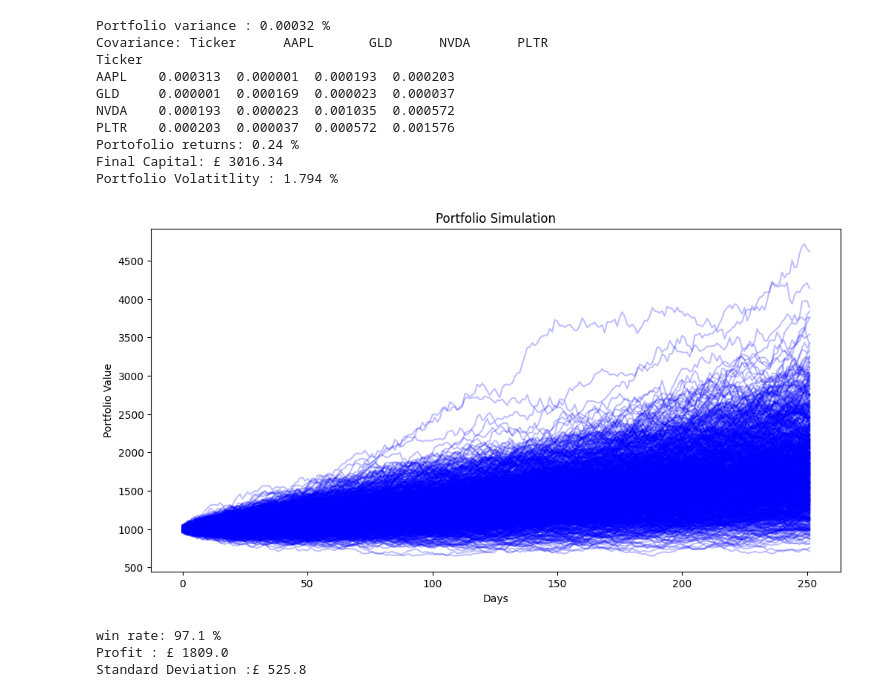
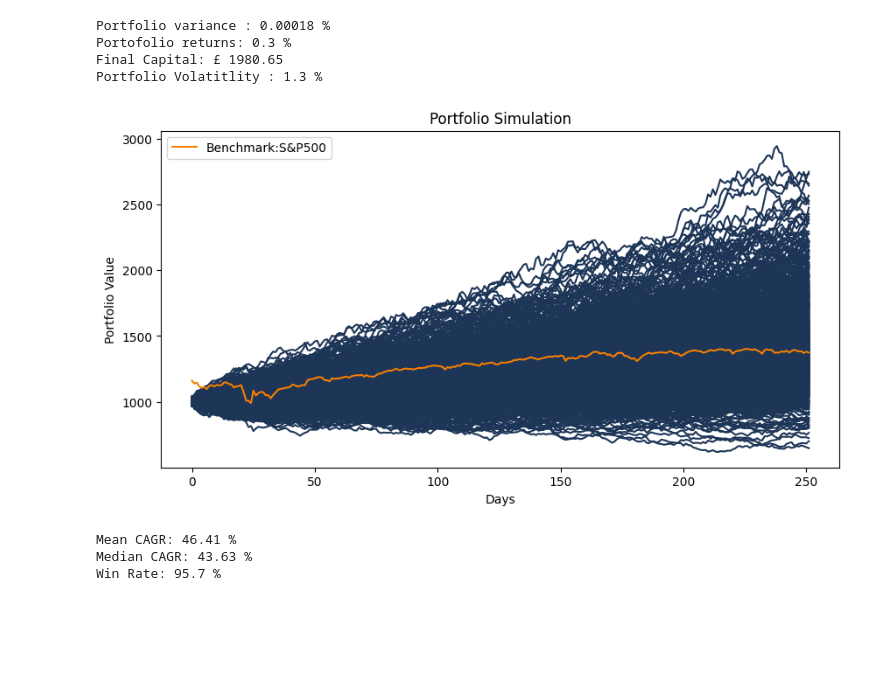
Before and after one commit to Rishi-Upadhyay-2008/Portfolio-Forward-Testing, a Jupyter notebook: Portfolio_Forward_Test.ipynb, the cells around one changed output. Drawn from its saved outputs; the diff is of its cells as text; code cells hidden in the pictures; blank space fills up the shorter version.

```diff
--- a/Portfolio_Forward_Test.ipynb
+++ b/Portfolio_Forward_Test.ipynb
@@ -10,8 +8,8 @@ import matplotlib.pyplot as plt
 
 
 #METRICS USED TO WEIGH THE PORTFOLIO AND TOTAL CAPITAL OF PORTFOLIO
-stocks =['GLD','AAPL','NVDA','PLTR']
-weight = [0.25,0.25,0.25,0.25]
+stocks =['GLD','AAPL','NVDA','PLTR','^SP500TR']
+weight = [0.25,0.12,0.12,0.11,0.4] #DISTRIBUTION OF CAPTIAL
 capital =1000
 t = yf.download(stocks,auto_adjust= True ,group_by = 'column',progress= False, period='2y')
 
@@ -37,86 +35,86 @@ portfolio_variance = np.dot(np.array(weight),np.dot(covariance,np.array(weight))
 
 
 #REPRESENTING THE CURRENT FORECAST
-
 print("Portfolio variance :",round(portfolio_variance,5),'%')
-print('Covariance:',covariance)
-print('Portofolio returns:',round(sum(portfolio_returns_per_day,)/504,4)*100,'%')
+#print('Covariance:',covariance)
+print('Portofolio returns:',round(sum(portfolio_returns_per_day,)/252,3)*100,'%')
 print("Final Capital: £",round(final_capital,2))
-print("Portfolio Volatitlity :",round(portfolio_volatility,5)*100,'%')
+print("Portfolio Volatitlity :",round(portfolio_volatility,3)*100,'%')
 
 
 #Future iteration of the Portfolio
 
 #PARAMETERS WHICH AFFECT THE FUTURE PRICE ACTION
-
 mean_returns = returns.mean()
 cov_matrix = returns.cov()
 days = 252
+T =  days/252
 num_simulation = 1000
 random_daily_returns = np.random.multivariate_normal(mean_returns,cov_matrix,size=days)
 
 
 #SIMULATING FUTURE PRICE ACTIONS
-
 def sim_portfolio(initial_capital,days,weight,cov_matrix,num_simulation,mean_returns):
   final = []
   all_paths = []
   for i in range(num_simulation):
       random_daily_returns = np.random.multivariate_normal(mean_returns,cov_matrix,size=days)
       portfolio_returns = random_daily_returns @ weight
       portfolio_path = initial_capital * np.cumprod(1+portfolio_returns)
       final_capital = portfolio_path[-1]
       final.append(final_capital)
       all_paths.append(portfolio_path)
   return np.array(final),np.array(all_paths)
 
 #TESTING THE PORTFOLIO
-
 final,all_paths = sim_portfolio(
     initial_capital=capital,
     days=days,
     weight=weight,
     cov_matrix=cov_matrix,
     num_simulation=num_simulation,
     mean_returns=mean_returns
 )
 
+#CAGR CALCULATION
+CAGR_p = (final/capital)**(1/T)-1
+mean = CAGR_p.mean()
+std = CAGR_p.std()
+realVol = portfolio_volatility*np.sqrt(252)
+
+#BENCHMARK: TARGETS
+benchmark = returns['^SP500TR']
+benchmark_path = capital*(1+benchmark).cumprod()
+benchmark_path = benchmark_path.iloc[-days:].reset_index(drop=True)
+benchmark_final = benchmark_path.iloc[-1]
+benchmark_CAGR = (1+benchmark.mean())**(1/T)-1
+benchmark_mean = benchmark.mean()
+mean_paths = np.mean(all_paths,axis = 0)
+
 #CALCUATING WINRATE
-
-wins = final>capital
-winrate = (wins.sum()/num_simulation)*100
-
+winrate = np.mean(CAGR_p>benchmark_CAGR)*100
 
 #PLOTTING THE DATA
-
-plt.figure(figsize=(12,6))
-for path in all_paths :
-    plt.plot(path,color='blue',alpha=0.25)
+plt.figure(figsize=(10,5))
+for path in all_paths:
+    plt.plot(path,color='#1D3557')
+plt.plot(benchmark_path,color='#F77F00',label='Benchmark:S&P500')
 plt.xlabel('Days')
 plt.ylabel('Portfolio Value')
 plt.title('Portfolio Simulation')
+plt.legend()
 plt.show()
 
 #METRICS
-
-final_mean = np.mean(final)
-final_std = np.std(final)
-
-print('win rate:',winrate,'%')
-print('Profit : £',round(final_mean,2))
-print('Standard Deviation :£',round(final_std,2))
+print("Mean CAGR:", round(np.mean(CAGR_p)*100,2), "%")
+print("Median CAGR:", round(np.median(CAGR_p)*100,2), "%")
+print("Win Rate:", round(winrate,2), "%")
 # %% [output]
-Portfolio variance : 0.00032 %
-Covariance: Ticker      AAPL       GLD      NVDA      PLTR
-Ticker
-AAPL    0.000313  0.000001  0.000193  0.000203
-GLD     0.000001  0.000169  0.000023  0.000037
-NVDA    0.000193  0.000023  0.001035  0.000572
-PLTR    0.000203  0.000037  0.000572  0.001576
-Portofolio returns: 0.24 %
-Final Capital: £ 3016.34
-Portfolio Volatitlity : 1.794 %
+Portfolio variance : 0.00018 %
+Portofolio returns: 0.3 %
+Final Capital: £ 1980.65
+Portfolio Volatitlity : 1.3 %
-[figure, old version]
+[figure, new version]
-win rate: 97.1 %
-Profit : £ 1809.0
-Standard Deviation :£ 525.8
+Mean CAGR: 46.41 %
+Median CAGR: 43.63 %
+Win Rate: 95.7 %
```
Also changed, not shown: parts of 1 cell of this notebook.
